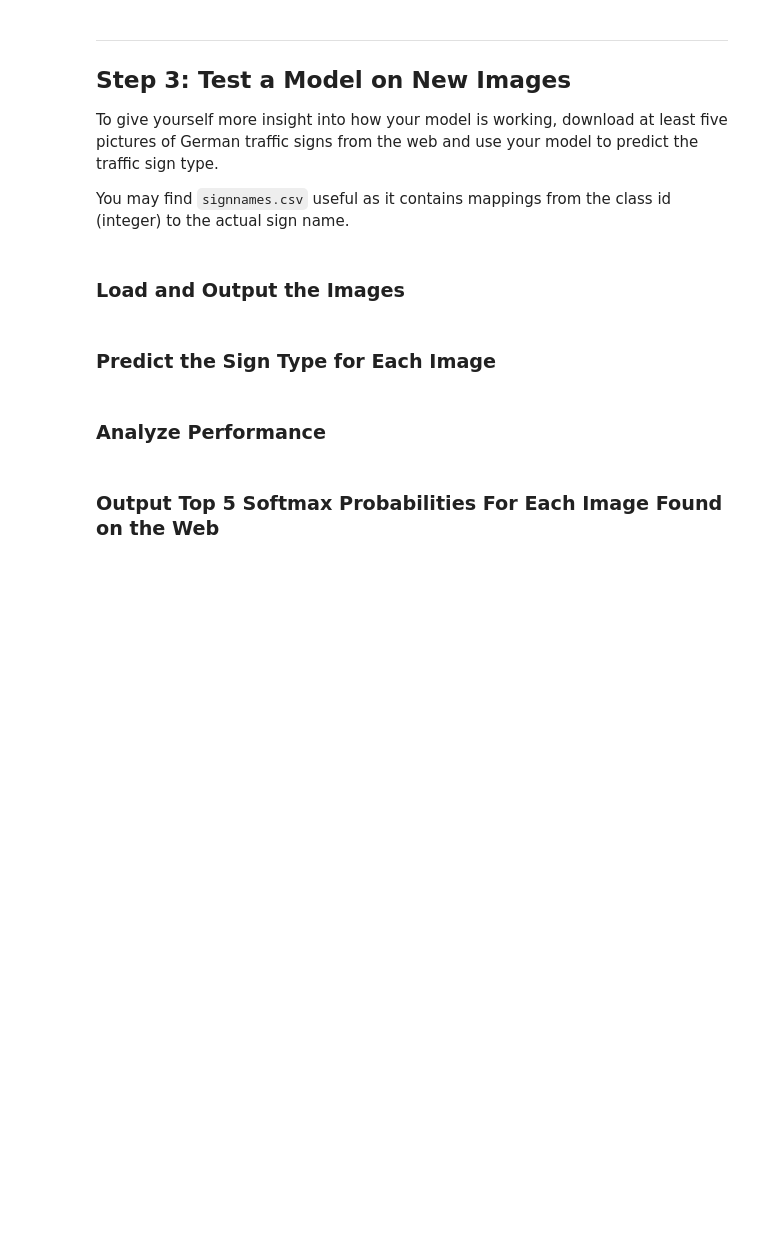
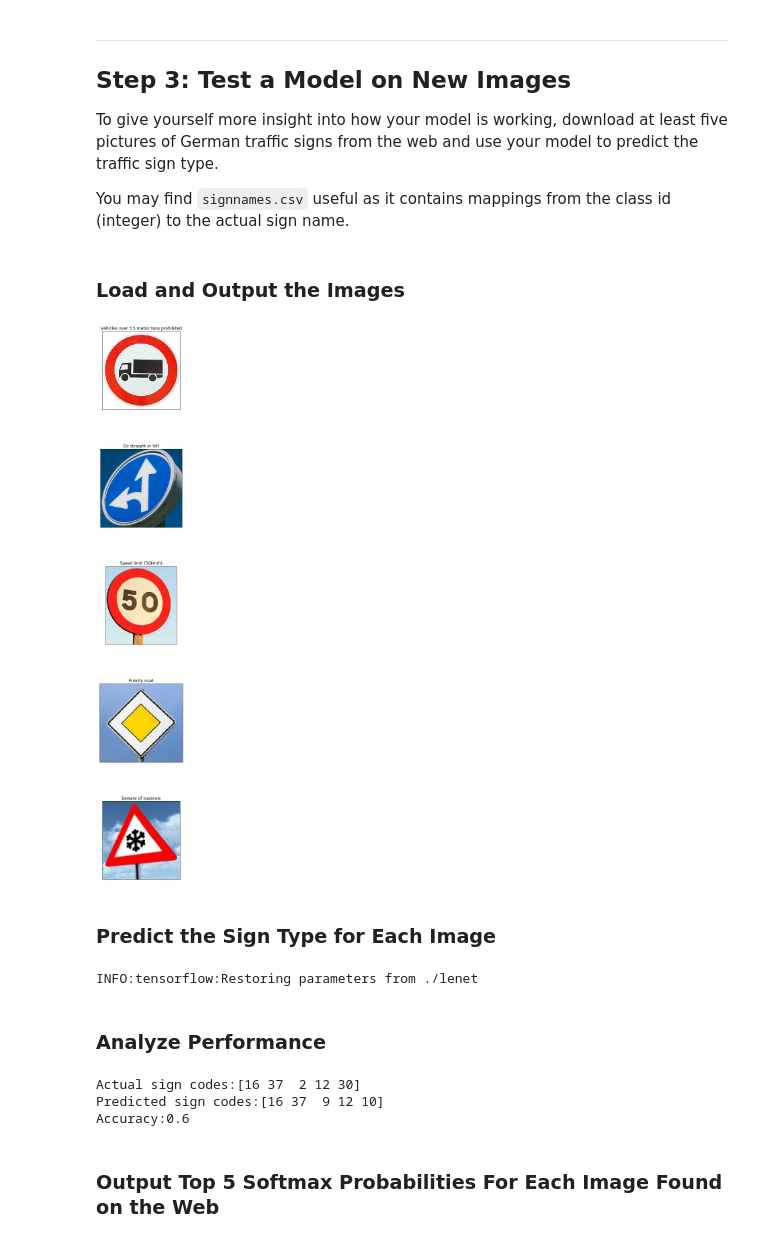
Before and after one commit to bhaubhau/CarND-Traffic-Sign-Classifier-Project, a Jupyter notebook: Traffic_Sign_Classifier.ipynb, the cells around one changed output. Drawn from its saved outputs; the diff is of its cells as text; code cells hidden in the pictures; blank space fills up the shorter version.

```diff
--- a/Traffic_Sign_Classifier.ipynb
+++ b/Traffic_Sign_Classifier.ipynb
@@ -388,14 +387,72 @@ You may find `signnames.csv` useful as it contains mappings from the class id (i
+# %%
+### Load the images and plot them here.
+### Feel free to use as many code cells as needed.
+import glob
+
+test_images_folder='./test_images/'
+images = glob.glob(test_images_folder + '*.jpg')
+f, axarr = plt.subplots(5, 1)
+f.subplots_adjust(hspace=.5)
+f.set_figheight(30)
+f.set_figwidth(30)
+i=0
+X_test=[]
+y_test=[]
+actual_images=[]
+image_labels=[]
+for fname in images:
+    img = cv2.imread(fname)
+    b,g,r = cv2.split(img)
+    img = cv2.merge([r,g,b])
+    image_code_str=fname.replace(test_images_folder,'')
+    image_code_str=image_code_str.replace('.jpg','')
+    image_code=int(image_code_str)
+    image_code_str=label_codes[image_code]
+    axarr[i].set_title(image_code_str)
+    axarr[i].get_xaxis().set_visible(False)
+    axarr[i].get_yaxis().set_visible(False)
+    axarr[i].imshow(img)
+    actual_images.append(img)
+    image_labels.append(image_code_str)
+    y_test.append(image_code)
+    img = cv2.resize(img,(32,32))
+    X_test.append(img)
+    i=i+1
+
+X_test=np.array(X_test)
+y_test=np.array(y_test)
+X_test=add_layers(X_test)
+X_test=normalize(X_test)
+# %% [output]
+[figure, added]
 # %% [markdown]
 ### Predict the Sign Type for Each Image
 # %%
 ### Run the predictions here and use the model to output the prediction for each image.
 ### Make sure to pre-process the images with the same pre-processing pipeline used earlier.
 ### Feel free to use as many code cells as needed.
+with tf.Session() as sess:
+    saver.restore(sess, './lenet')
+    predicted_signs = sess.run(tf.argmax(logits, 1), feed_dict={x: X_test})
+# %% [output]
+INFO:tensorflow:Restoring parameters from ./lenet
 # %% [markdown]
 ### Analyze Performance
 # %%
 ### Calculate the accuracy for these 5 new images.
 ### For example, if the model predicted 1 out of 5 signs correctly, it's 20% accurate on these new images.
+print("Actual sign codes:" + str(y_test))
+print("Predicted sign codes:" + str(predicted_signs))
+correct_results=0
+for i in range(len(y_test)):
+    if y_test[i]==predicted_signs[i]:
+        correct_results=correct_results+1
+accuracy=correct_results/len(y_test)
+print("Accuracy:" + str(accuracy))
+# %% [output]
+Actual sign codes:[16 37  2 12 30]
+Predicted sign codes:[16 37  9 12 10]
+Accuracy:0.6
 # %% [markdown]
 ### Output Top 5 Softmax Probabilities For Each Image Found on the Web
 # %% [markdown]
```
Also changed, not shown: parts of 6 cells of this notebook, 7 other files.
